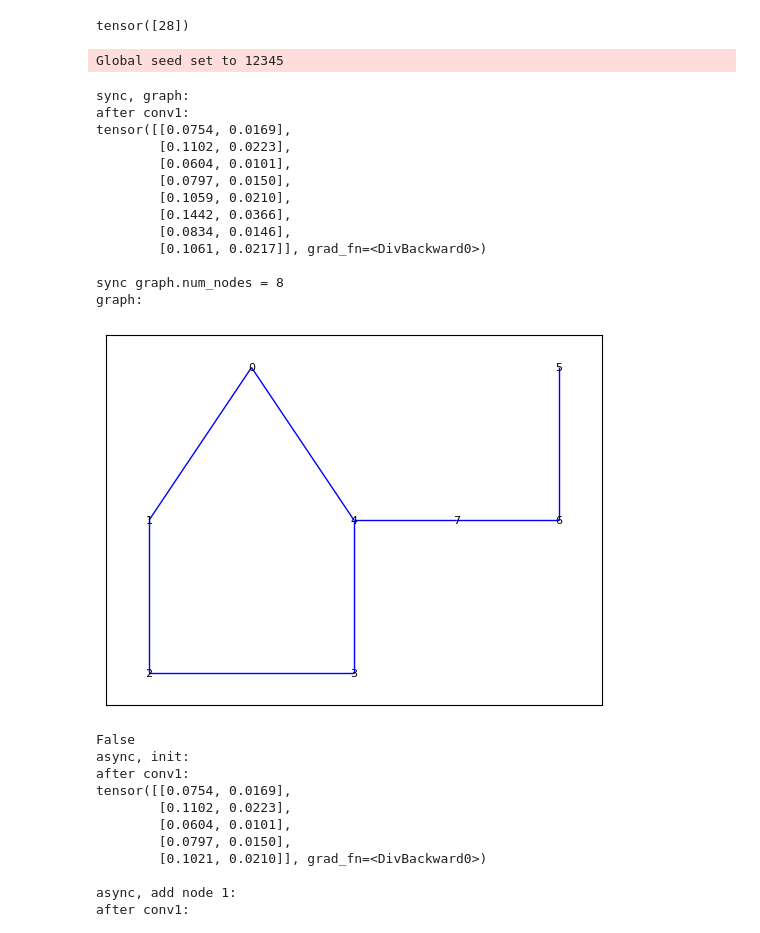
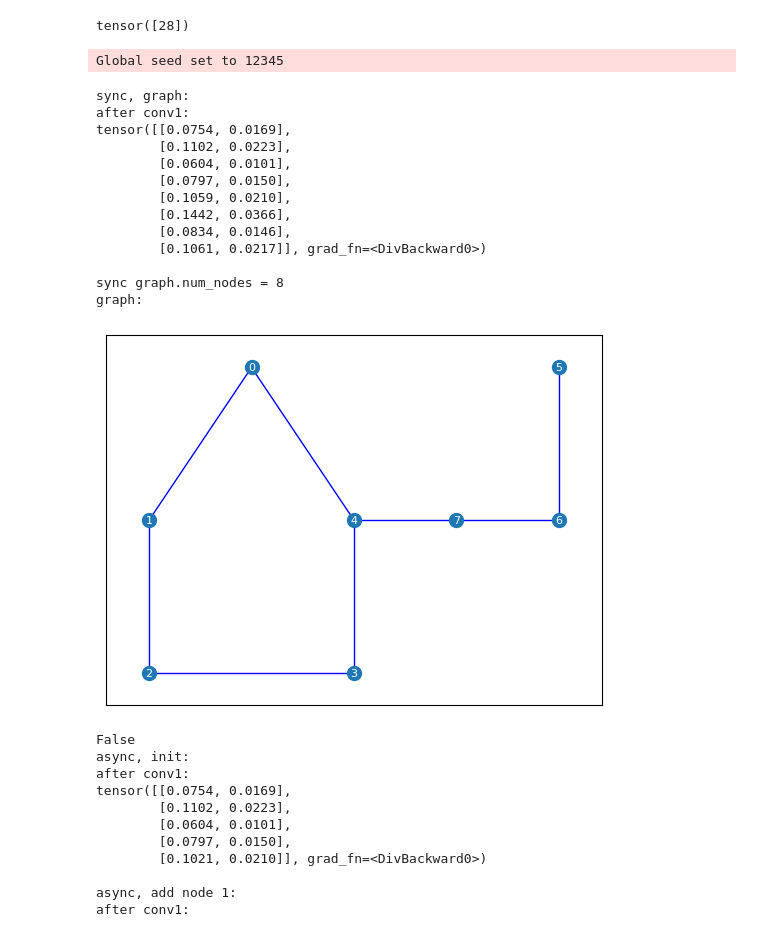
Before and after one commit to whybear0510/aegnn, a Jupyter notebook: scratch.ipynb, the cells around one changed output. Drawn from its saved outputs; the diff is of its cells as text; code cells hidden in the pictures.

```diff
--- a/scratch.ipynb
+++ b/scratch.ipynb
@@ -1399,36 +1415,37 @@ output = module.forward(graph)
 print(f'sync graph.num_nodes = {graph.num_nodes}')
 print('graph:')
 g_nx = to_networkx(graph, to_undirected=True)
-nx.draw_networkx(g_nx, with_labels=True, pos=graph.pos.tolist(), node_size=0, node_shape='.',  font_size=8, font_color='k',  edge_color='b', width=1)
+nx.draw_networkx(g_nx, with_labels=True, pos=graph.pos.tolist(), node_size=100, node_shape='o',  font_size=8, font_color='w',  edge_color='b', width=1)
+
 
 # def graph_init, node_x for AEGNN
 x = torch.tensor([1.0, 0.0, 1.0, 1.0, 1.0], device=device).view(-1,1)
 edge_index = torch.tensor([[0,1,1,2,2,3,3,4,4,0],
                            [1,0,2,1,3,2,4,3,0,4]], device=device, dtype=torch.long)
 pos = torch.tensor([[2,3],[1,2],[1,1],[3,1],[3,2]], device=device)
 
 graph_init = Data(x=x, pos=pos, edge_index=edge_index)
 graph_init = attr_func(graph_init)
 
 node_1 = Data(x=torch.tensor([[1.0]], device=device), pos=torch.tensor([[5,3]], device=device))
 node_2 = Data(x=torch.tensor([[1.0]], device=device), pos=torch.tensor([[5,2]], device=device))
 node_3 = Data(x=torch.tensor([[1.0]], device=device), pos=torch.tensor([[4,2]], device=device))
 # %% [output]
 Global seed set to 12345
 sync, graph:
 after conv1:
 tensor([[0.0754, 0.0169],
         [0.1102, 0.0223],
         [0.0604, 0.0101],
         [0.0797, 0.0150],
         [0.1059, 0.0210],
         [0.1442, 0.0366],
         [0.0834, 0.0146],
         [0.1061, 0.0217]], grad_fn=<DivBackward0>)
 
 sync graph.num_nodes = 8
 graph:
-[figure, old version]
+[figure, new version]
 # %%
 # async model
 module = aegnn.asyncronous.make_model_asynchronous(module, 1.0, (10,10), attr_func)
```
Also changed, not shown: parts of 5 cells of this notebook, 2 other files.
